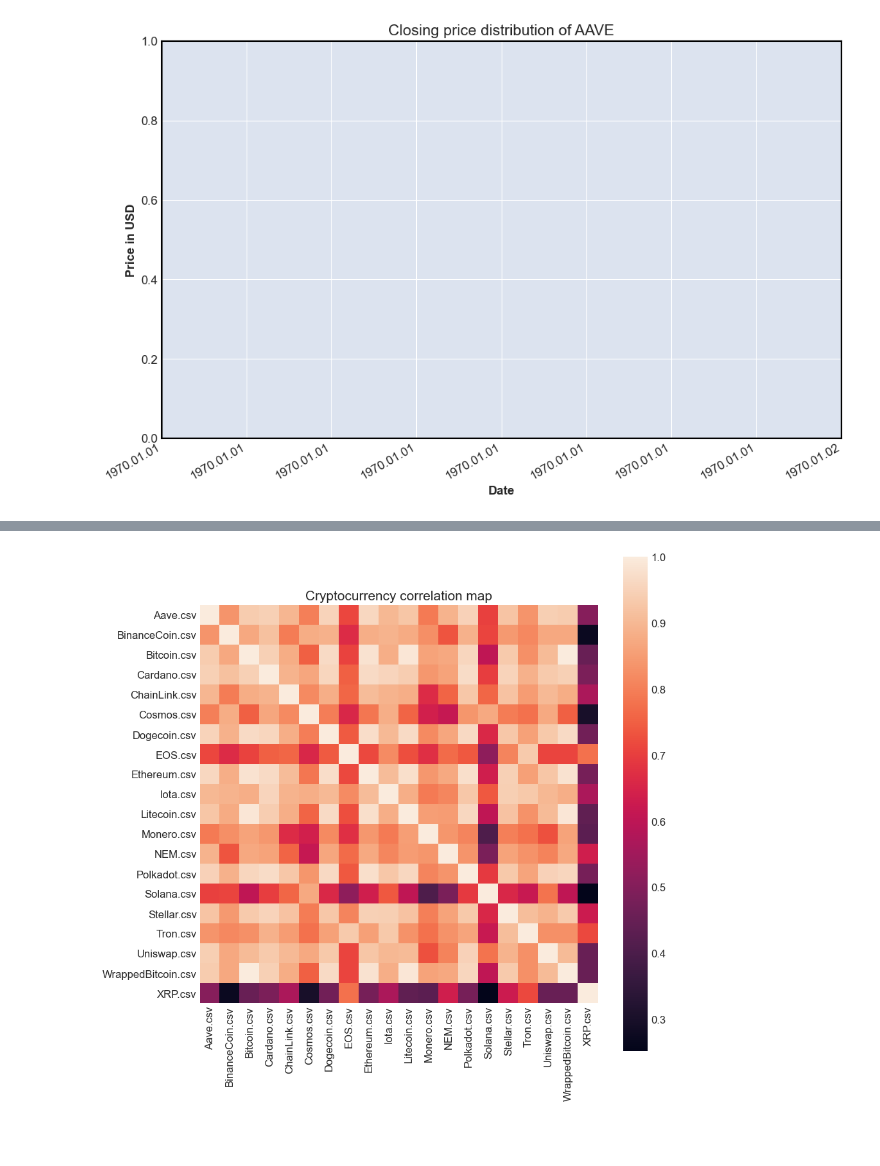
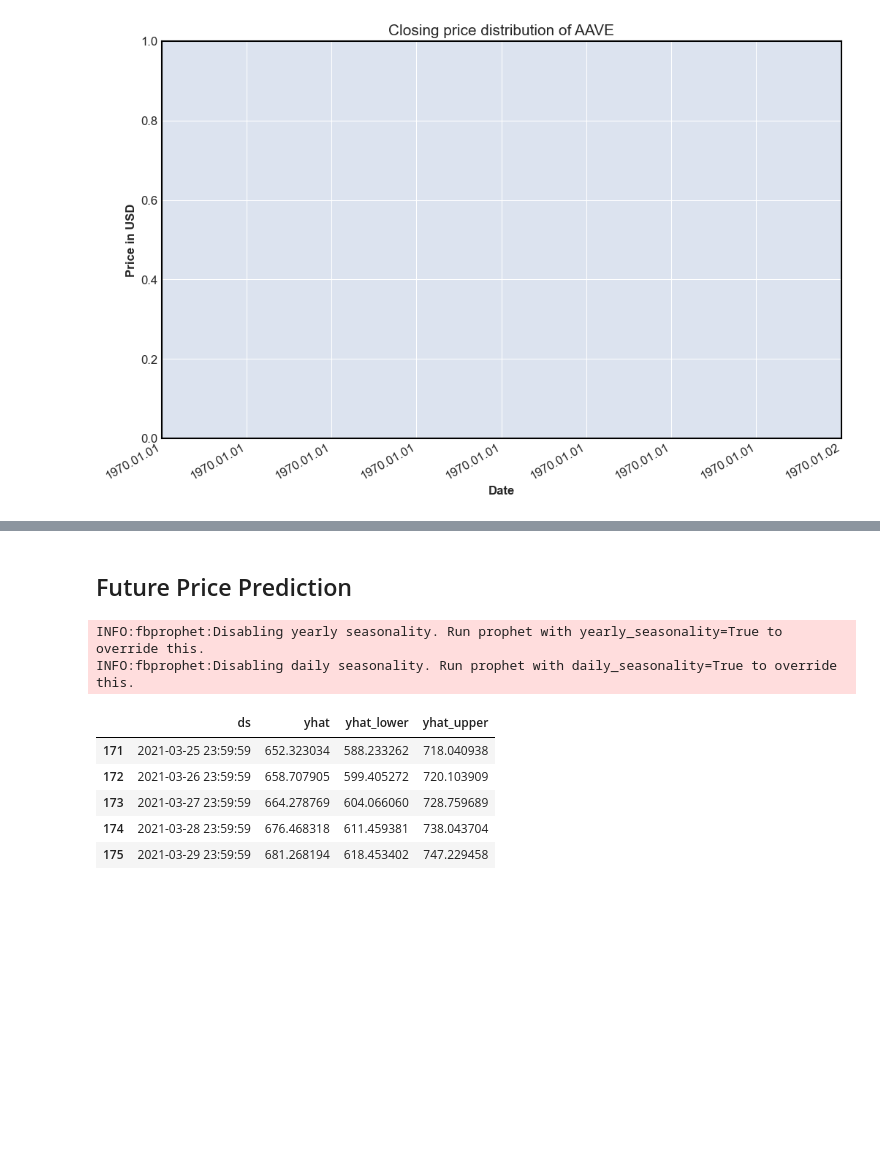
Before and after one commit to ArtTucker/crypto_prices_ML, a Jupyter notebook: preprocessing/by_coin/aave_preprocessing.ipynb, the cells around one changed output, grey strips where cells are left out. Drawn from its saved outputs; the diff is of its cells as text; code cells hidden in the pictures; blank space fills up the shorter version.

```diff
--- a/preprocessing/by_coin/aave_preprocessing.ipynb
+++ b/preprocessing/by_coin/aave_preprocessing.ipynb
@@ -209,11 +162,2 @@ df.head()
-# %%
-temp_df = df[cols_to_use]
-corrmat = temp_df.corr(method='spearman')
-fig, ax = plt.subplots(figsize=(10, 10))
-sns.heatmap(corrmat, vmax=1., square=True)
-plt.title("Cryptocurrency correlation map", fontsize=15)
-plt.show()
-# %% [output]
-[figure, removed]
-# %% [markdown]
-##
+# %% [markdown]
+## Future Price Prediction
@@ -219,0 +166,20 @@ plt.show()
+# %%
+INPUT_FILE = "coin_Aave.csv"
+
+price_predict_df = pd.read_csv("../../resources/prices/" + INPUT_FILE, parse_dates=['Date'], usecols=["Date", "Close"])
+price_predict_df.columns = ["ds", "y"]
+
+m = Prophet()
+m.fit(price_predict_df);
+future = m.make_future_dataframe(periods=30)
+forecast = m.predict(future)
+forecast[['ds', 'yhat', 'yhat_lower', 'yhat_upper']].tail()
+# %% [output]
+INFO:fbprophet:Disabling yearly seasonality. Run prophet with yearly_seasonality=True to override this.
+INFO:fbprophet:Disabling daily seasonality. Run prophet with daily_seasonality=True to override this.
+|  | ds | yhat | yhat_lower | yhat_upper |
+| 171 | 2021-03-25 23:59:59 | 652.323034 | 588.233262 | 718.040938 |
+| 172 | 2021-03-26 23:59:59 | 658.707905 | 599.405272 | 720.103909 |
+| 173 | 2021-03-27 23:59:59 | 664.278769 | 604.066060 | 728.759689 |
+| 174 | 2021-03-28 23:59:59 | 676.468318 | 611.459381 | 738.043704 |
+| 175 | 2021-03-29 23:59:59 | 681.268194 | 618.453402 | 747.229458 |
```
Also changed, not shown: parts of 12 cells of this notebook.
